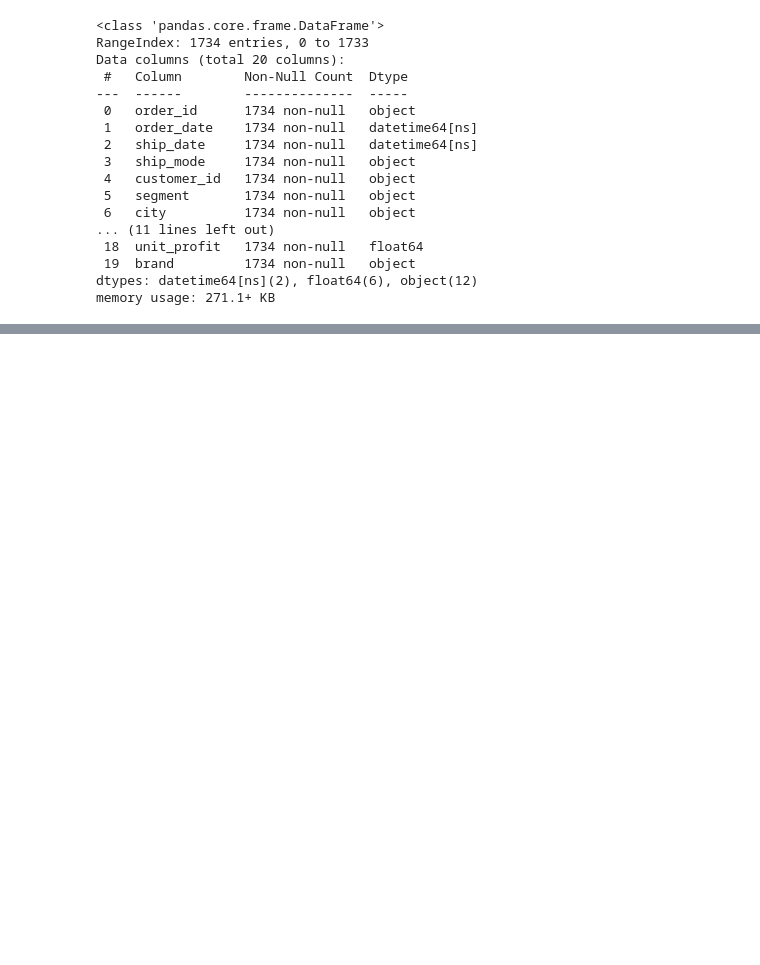
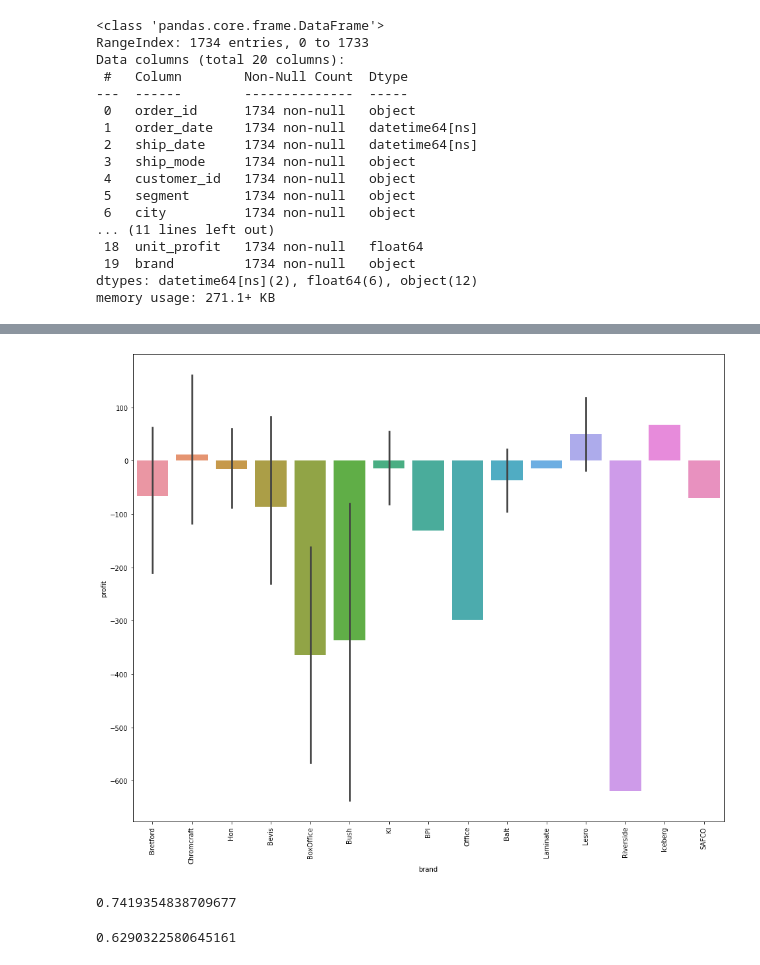
Before and after one commit to Waterman-Teceno-TSA/time-series-project, a Jupyter notebook: waterman_wrangle.ipynb, the cells around one changed output, grey strips where cells are left out. Drawn from its saved outputs; the diff is of its cells as text; code cells hidden in the pictures; blank space fills up the shorter version.

```diff
--- a/waterman_wrangle.ipynb
+++ b/waterman_wrangle.ipynb
@@ -97,0 +391,15 @@ df.head()
+# %%
+plt.figure(figsize=(16,13))
+sns.barplot(x='brand', y='profit', data=df_table)
+plt.xticks(rotation=90)
+plt.show()
+# %% [output]
+[figure, added]
+# %%
+(df_table.discount > 0).mean()
+# %% [output]
+0.7419354838709677
+# %%
+(df_table.profit < 0).mean()
+# %% [output]
+0.6290322580645161
```
Also changed, not shown: parts of 47 cells of this notebook.
